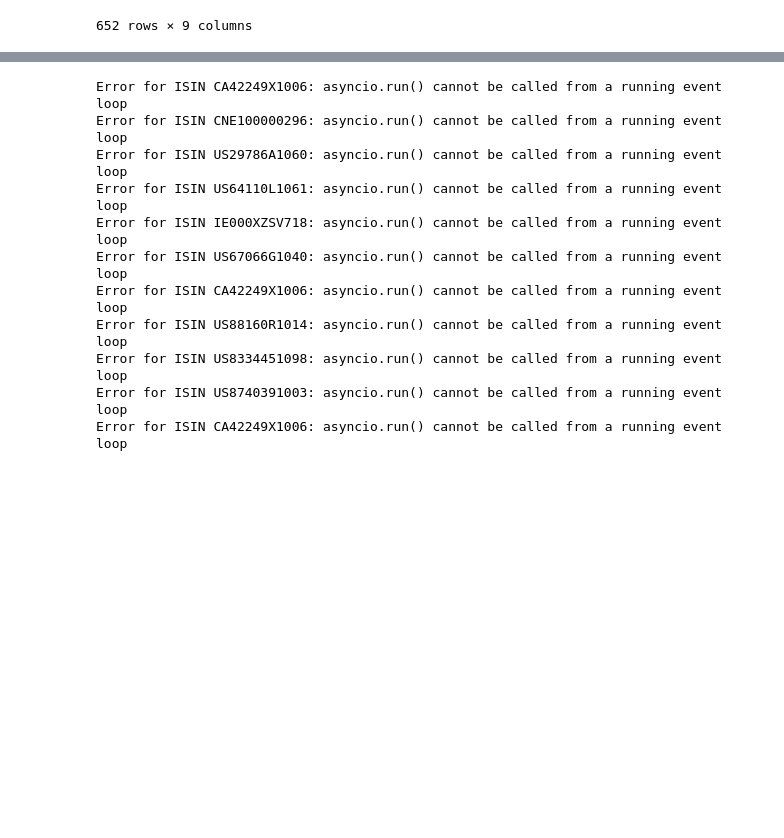
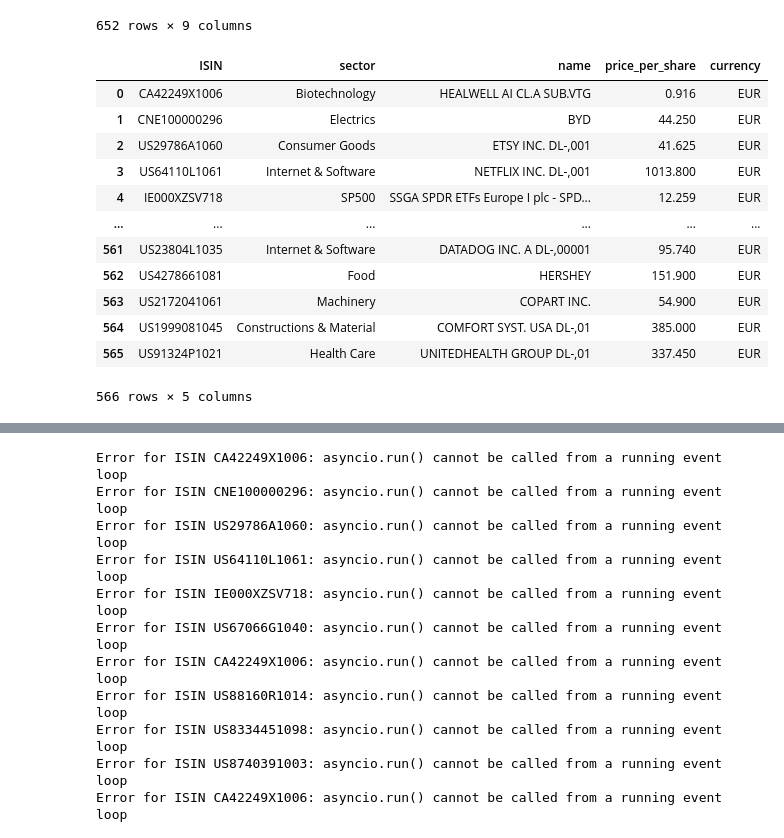
Before and after one commit to CDTMFloMooJaKa/CDTMBackend, a Jupyter notebook: notebooks/data_exploration.ipynb, the cells around one changed output, grey strips where cells are left out. Cells and saved outputs as stored; diff of their text form; code cells hidden in the pictures; blank space fills up the shorter version.

```diff
--- a/notebooks/data_exploration.ipynb
+++ b/notebooks/data_exploration.ipynb
@@ -51,6 +51,22 @@ trading_df[trading_df['direction'] == 'SELL']
 | 3956 | fea27481-6a0f-45e7-ab85-8f381cfe6abd | 2024-04-17 19:46:39 | CA8536061010 | SELL | 104.000000 | 1.0000 | EUR | 1.0 | ... |
 | 3959 | fea27481-6a0f-45e7-ab85-8f381cfe6abd | 2024-05-31 15:56:31 | CNE1000031C1 | SELL | 503.000000 | 1.5973 | EUR | 1.0 | ... |
 652 rows × 9 columns
+# %%
+pd.read_csv('../data/isin_info.csv', usecols=['ISIN','sector','name','price_per_share','currency'])
+# %% [output]
+|  | ISIN | sector | name | price_per_share | currency |
+| 0 | CA42249X1006 | Biotechnology | HEALWELL AI CL.A SUB.VTG | 0.916 | EUR |
+| 1 | CNE100000296 | Electrics | BYD | 44.250 | EUR |
+| 2 | US29786A1060 | Consumer Goods | ETSY INC. DL-,001 | 41.625 | EUR |
+| 3 | US64110L1061 | Internet & Software | NETFLIX INC. DL-,001 | 1013.800 | EUR |
+| 4 | IE000XZSV718 | SP500 | SSGA SPDR ETFs Europe I plc - SPD... | 12.259 | EUR |
+| ... | ... | ... | ... | ... | ... |
+| 561 | US23804L1035 | Internet & Software | DATADOG INC. A DL-,00001 | 95.740 | EUR |
+| 562 | US4278661081 | Food | HERSHEY | 151.900 | EUR |
+| 563 | US2172041061 | Machinery | COPART INC. | 54.900 | EUR |
+| 564 | US1999081045 | Constructions & Material | COMFORT SYST. USA DL-,01 | 385.000 | EUR |
+| 565 | US91324P1021 | Health Care | UNITEDHEALTH GROUP DL-,01 | 337.450 | EUR |
+566 rows × 5 columns
 # %%
 test = trading_df.groupby(['ISIN', 'direction'])['executionPrice'].sum()
 
```
Also changed, not shown: parts of 1 cell of this notebook, 4 other files.
